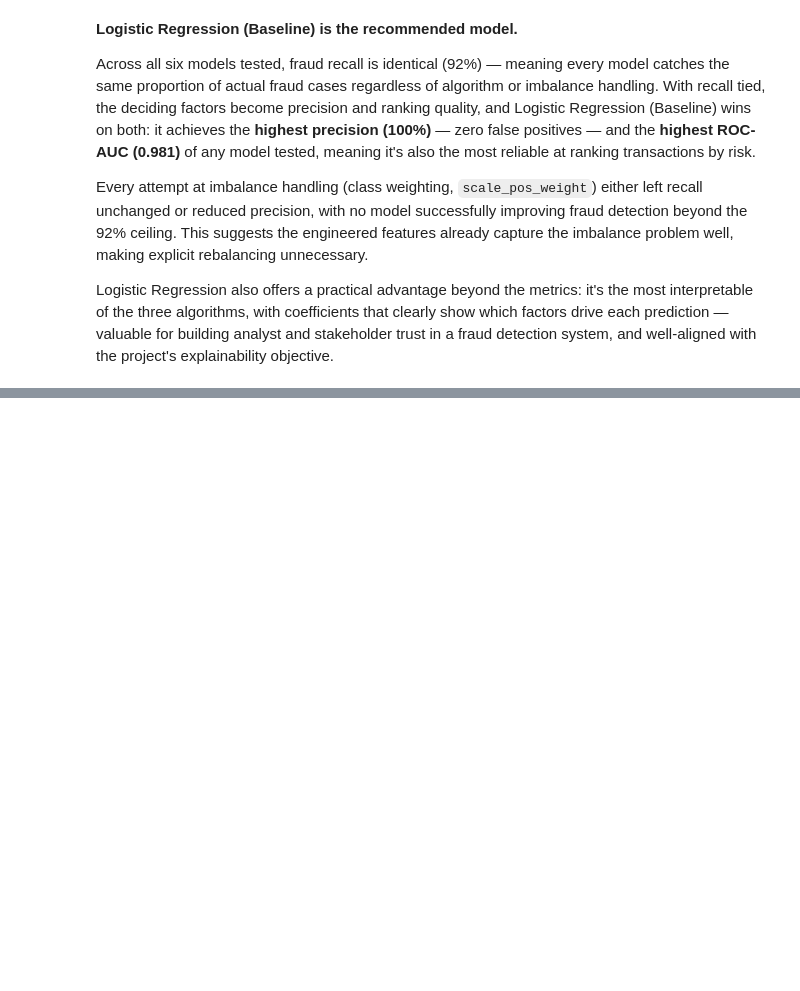
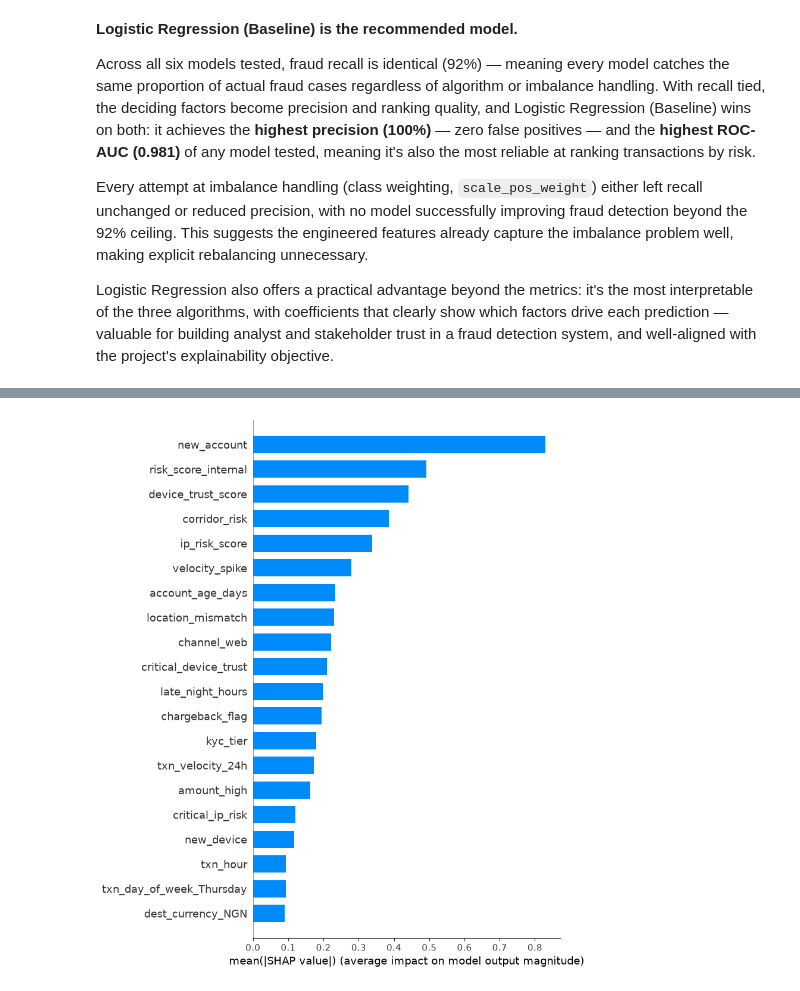
Before and after one commit to LeesiElekwa/Digital_Transfer_Fraud_Detection_System, a Jupyter notebook: Notebooks/ModelDevelopment.ipynb, the cells around one changed output, grey strips where cells are left out. Cells and saved outputs as stored; diff of their text form; code cells hidden in the pictures; blank space fills up the shorter version.

```diff
--- a/Notebooks/ModelDevelopment.ipynb
+++ b/Notebooks/ModelDevelopment.ipynb
@@ -659,0 +694,5 @@ Logistic Regression also offers a practical advantage beyond the metrics: it's t
+# %%
+# Bar plot - simpler, ranked overall importance
+shap.summary_plot(shap_values, X_test_processed_df, plot_type="bar", show=True)
+# %% [output]
+[figure, added]
```
Also changed, not shown: parts of 5 cells of this notebook.
